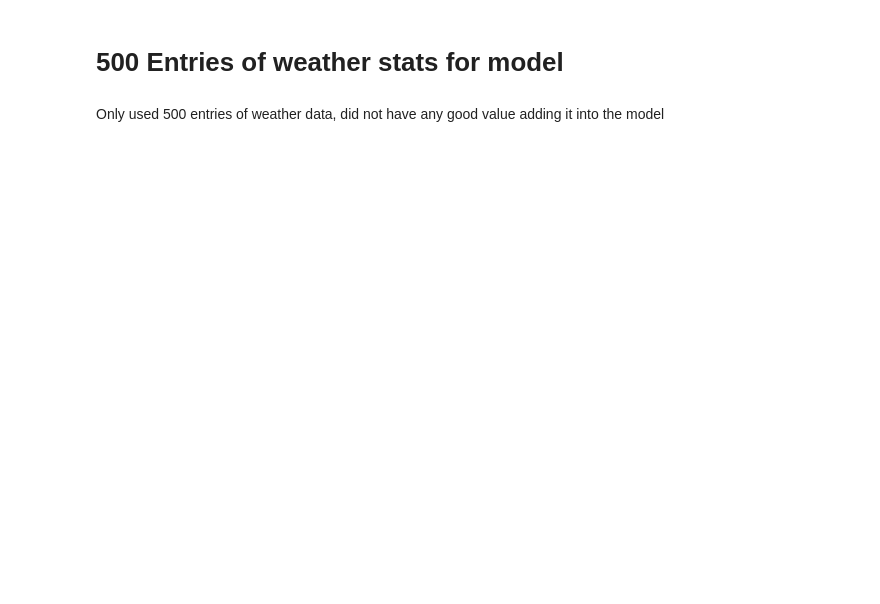
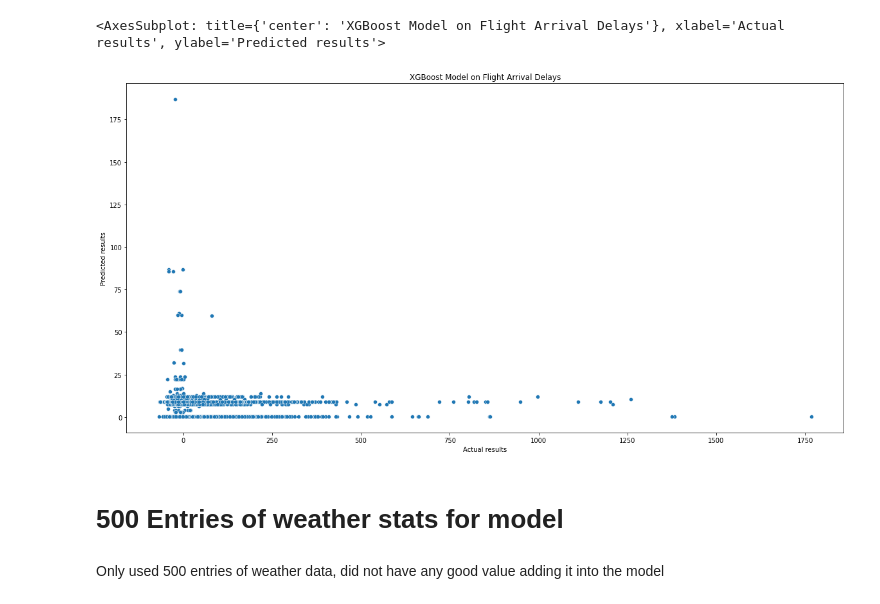
Before and after one commit to JohnathanJack/Predicting-Flight-Delays, a Jupyter notebook: random_forest_model.ipynb, the cells around one changed output. Drawn from its saved outputs; the diff is of its cells as text; code cells hidden in the pictures; blank space fills up the shorter version.

```diff
--- a/random_forest_model.ipynb
+++ b/random_forest_model.ipynb
@@ -105,3 +120,12 @@ r2_score(y_test,y_pred)
+# %%
+plt.figure(figsize=(20,10))
+plt.xlabel('Actual results')
+plt.ylabel('Predicted results')
+plt.title('XGBoost Model on Flight Arrival Delays')
+sns.scatterplot(x=y_test,y=y_pred)
+# %% [output]
+<AxesSubplot: title={'center': 'XGBoost Model on Flight Arrival Delays'}, xlabel='Actual results', ylabel='Predicted results'>
+[figure, added]
 # %% [markdown]
 # 500 Entries of weather stats for model
 # %% [markdown]
```
Also changed, not shown: parts of 7 cells of this notebook, 2 other files.
